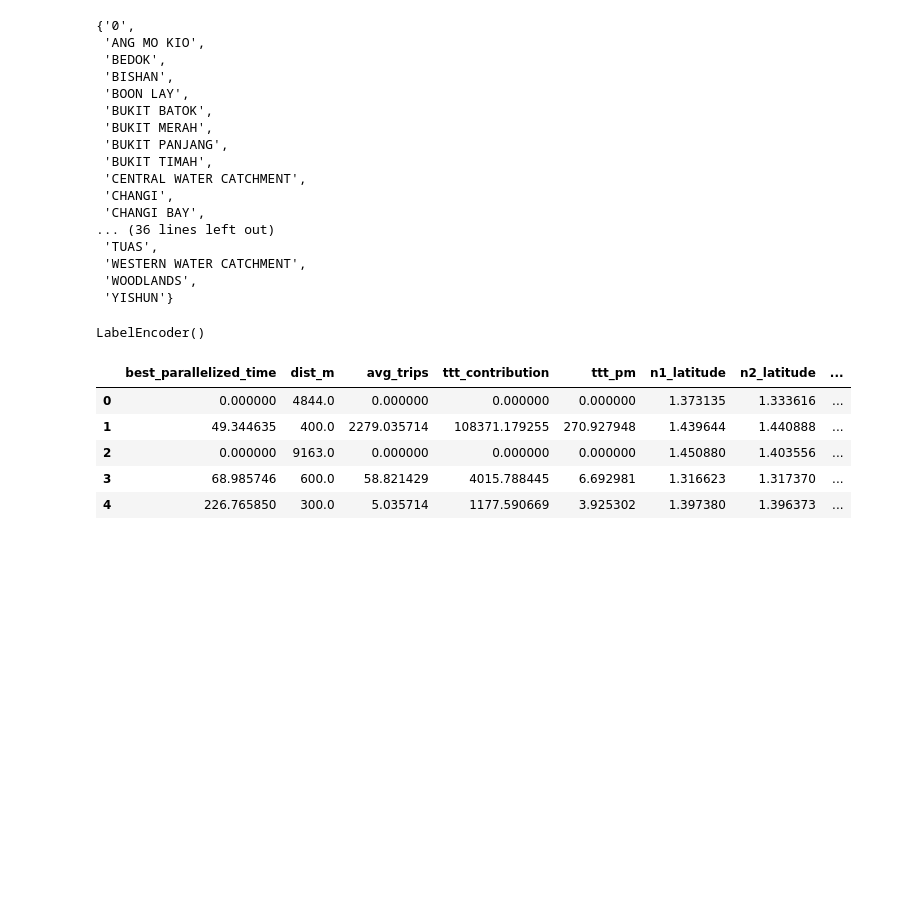
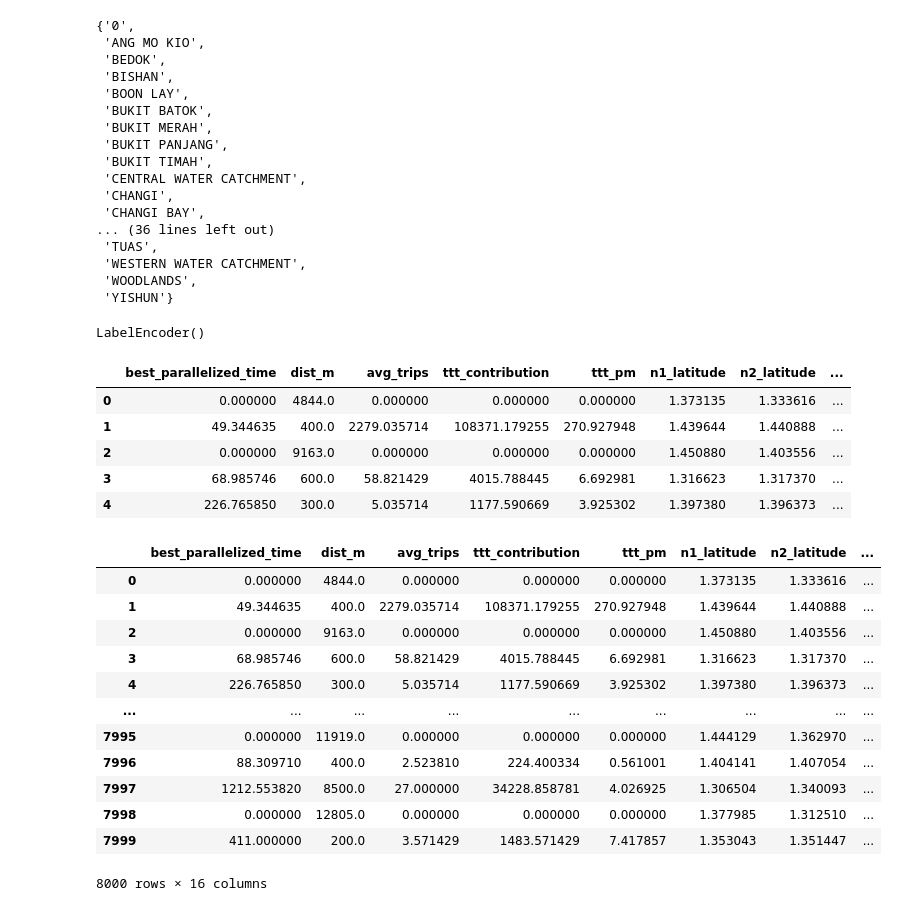
Before and after one commit to kiranbodipati/urban_planning_system, a Jupyter notebook: New Link Classifier.ipynb, the cells around one changed output. Drawn from its saved outputs; the diff is of its cells as text; code cells hidden in the pictures; blank space fills up the shorter version.

```diff
--- a/New Link Classifier.ipynb
+++ b/New Link Classifier.ipynb
@@ -346,3 +346,21 @@ test_df = total_df.iloc[8000:, :].copy().reset_index(drop=True)
 # %%
 train_df.to_csv('data/new_links_train.csv', index=False)
 test_df.to_csv('data/new_links_test.csv', index=False)
+# %%
+train_df=pd.read_csv('data/new_links_train.csv')
+test_df=pd.read_csv('data/new_links_test.csv')
+train_df
+# %% [output]
+|  | best_parallelized_time | dist_m | avg_trips | ttt_contribution | ttt_pm | n1_latitude | n2_latitude | ... |
+| 0 | 0.000000 | 4844.0 | 0.000000 | 0.000000 | 0.000000 | 1.373135 | 1.333616 | ... |
+| 1 | 49.344635 | 400.0 | 2279.035714 | 108371.179255 | 270.927948 | 1.439644 | 1.440888 | ... |
+| 2 | 0.000000 | 9163.0 | 0.000000 | 0.000000 | 0.000000 | 1.450880 | 1.403556 | ... |
+| 3 | 68.985746 | 600.0 | 58.821429 | 4015.788445 | 6.692981 | 1.316623 | 1.317370 | ... |
+| 4 | 226.765850 | 300.0 | 5.035714 | 1177.590669 | 3.925302 | 1.397380 | 1.396373 | ... |
+| ... | ... | ... | ... | ... | ... | ... | ... | ... |
+| 7995 | 0.000000 | 11919.0 | 0.000000 | 0.000000 | 0.000000 | 1.444129 | 1.362970 | ... |
+| 7996 | 88.309710 | 400.0 | 2.523810 | 224.400334 | 0.561001 | 1.404141 | 1.407054 | ... |
+| 7997 | 1212.553820 | 8500.0 | 27.000000 | 34228.858781 | 4.026925 | 1.306504 | 1.340093 | ... |
+| 7998 | 0.000000 | 12805.0 | 0.000000 | 0.000000 | 0.000000 | 1.377985 | 1.312510 | ... |
+| 7999 | 411.000000 | 200.0 | 3.571429 | 1483.571429 | 7.417857 | 1.353043 | 1.351447 | ... |
+8000 rows × 16 columns
```
Also changed, not shown: parts of 14 cells of this notebook, 2 other files.
